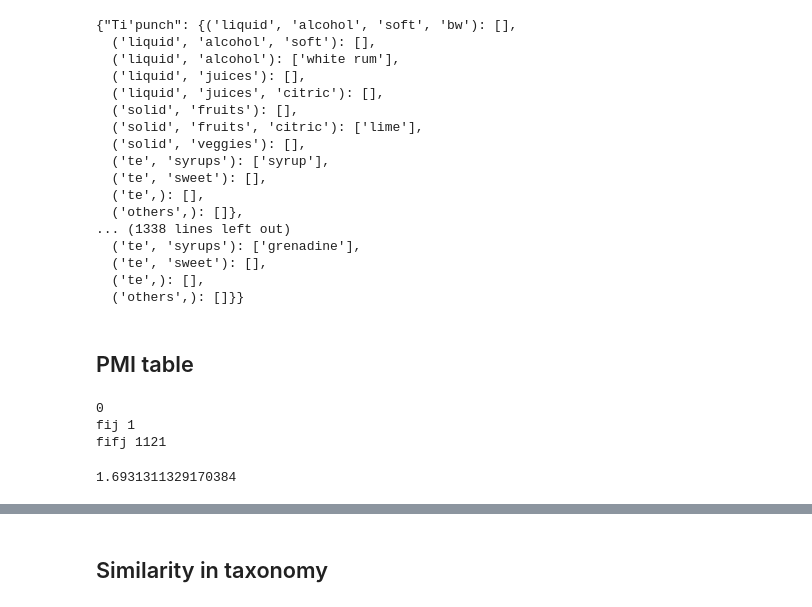
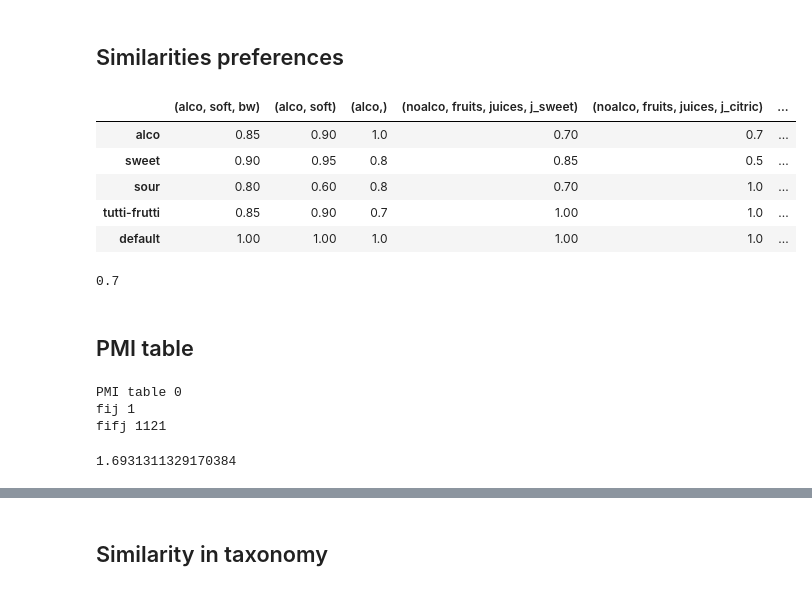
Before and after one commit to jforjohn/cbr_cocktails, a Jupyter notebook: Analysis.ipynb, the cells around one changed output, grey strips where cells are left out. Cells and saved outputs as stored; diff of their text form; code cells hidden in the pictures.

Commit message:
TAXONOMY: change of juices to fruits cat

```diff
--- a/Analysis.ipynb
+++ b/Analysis.ipynb
@@ -68,20 +83,0 @@ for recipe in recipes:
-# %%
-cocktails
-# %% [output]
-{"Ti'punch": {('liquid', 'alcohol', 'soft', 'bw'): [],
-  ('liquid', 'alcohol', 'soft'): [],
-  ('liquid', 'alcohol'): ['white rum'],
-  ('liquid', 'juices'): [],
-  ('liquid', 'juices', 'citric'): [],
-  ('solid', 'fruits'): [],
-  ('solid', 'fruits', 'citric'): ['lime'],
-  ('solid', 'veggies'): [],
-  ('te', 'syrups'): ['syrup'],
-  ('te', 'sweet'): [],
-  ('te',): [],
-  ('others',): []},
-... (1338 lines left out)
-  ('te', 'syrups'): ['grenadine'],
-  ('te', 'sweet'): [],
-  ('te',): [],
-  ('others',): []}}
@@ -88,3 +86,45 @@ cocktails
+# %% [markdown]
+## Similarities preferences
+# %%
+cols = [
+
+    ('alco', 'soft', 'bw'),
+    ('alco', 'soft'),
+    ('alco', ),
+    ('noalco', 'fruits', 'juices', 'j_sweet'),
+    ('noalco', 'fruits', 'juices', 'j_citric'),
+    ('noalco', 'fruits', 'solid', 's_sweet'),
+    ('noalco', 'fruits', 'solid', 's_citric'),
+    ('noalco', 'veggies'),
+    ('noalco', 'fruits', 'syrups', 'j_sweet'),
+    ('te', 'sweet'),
+    ('te',),
+    ('others',)
+]
+idx = ['alco', 'sweet', 'sour', 'tutti-frutti', 'default']
+
+alco_vals =  [0.85, 0.9, 1, 0.7, 0.7, 0.7, 0.7, 0.75, 0.75, 0.7, 0.8, 0.85]
+
+sweet_vals = [0.9, 0.95, 0.8, 0.85, 0.5, 0.9, 0.65, 0.5, 1, 1, 0.8, 0.8]
+
+sour_vals = [0.8, 0.6, 0.8, 0.7, 1, 0.75, 1, 0.8, 0.6, 0.6, 0.85, 0.8]
+
+frutti_vals = [0.85, 0.9, 0.7, 1, 1, 1, 1, 0.7, 0.9, 0.65, 0.7, 0.85]
+
+default = [1,1,1,1,1,1,1,1,1,1,1,1]
+df_preferences = pd.DataFrame(np.array([alco_vals, sweet_vals, sour_vals, frutti_vals, default]), columns=cols, index=idx)
+df_preferences
+# %% [output]
+|  | (alco, soft, bw) | (alco, soft) | (alco,) | (noalco, fruits, juices, j_sweet) | (noalco, fruits, juices, j_citric) | ... |
+| alco | 0.85 | 0.90 | 1.0 | 0.70 | 0.7 | ... |
+| sweet | 0.90 | 0.95 | 0.8 | 0.85 | 0.5 | ... |
+| sour | 0.80 | 0.60 | 0.8 | 0.70 | 1.0 | ... |
+| tutti-frutti | 0.85 | 0.90 | 0.7 | 1.00 | 1.0 | ... |
+| default | 1.00 | 1.00 | 1.0 | 1.00 | 1.0 | ... |
+# %%
+df_preferences[('noalco', 'fruits', 'solid', 's_citric')]['alco']
+# %% [output]
+0.7
 # %% [markdown]
 ## PMI table
 # %%
@@ -117,10 +161,10 @@ def pmi_score(ingredient1, ingredient2, df_pmi):
     return pmi, p
     '''
     return p
-print(df_pmi.loc['tequila', 'lemon'])
+print('PMI table', df_pmi.loc['tequila', 'lemon'])
 pmi_score('tequila', 'lime', df_pmi)
 # %% [output]
-0
+PMI table 0
 fij 1
 fifj 1121
 1.6931311329170384
```
Also changed, not shown: parts of 30 cells of this notebook, 1 other file.
